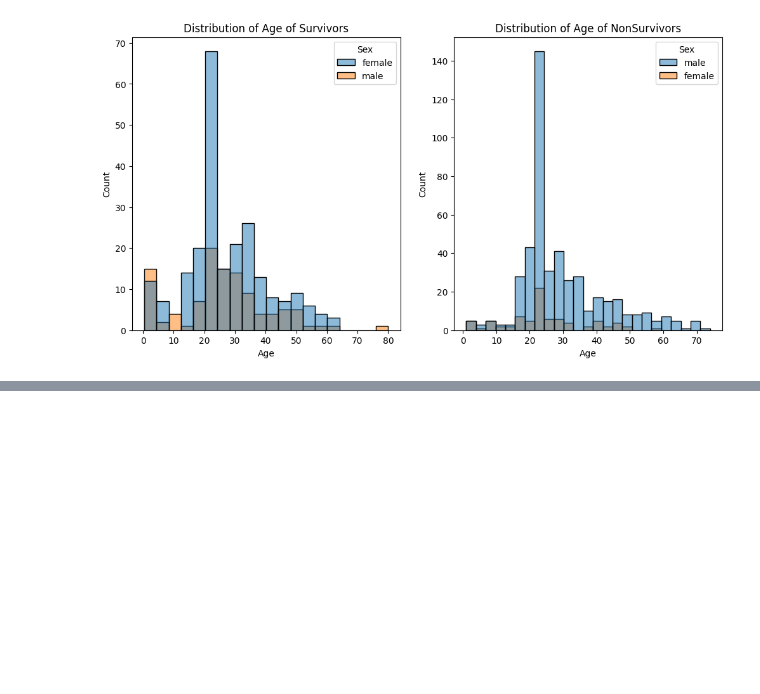
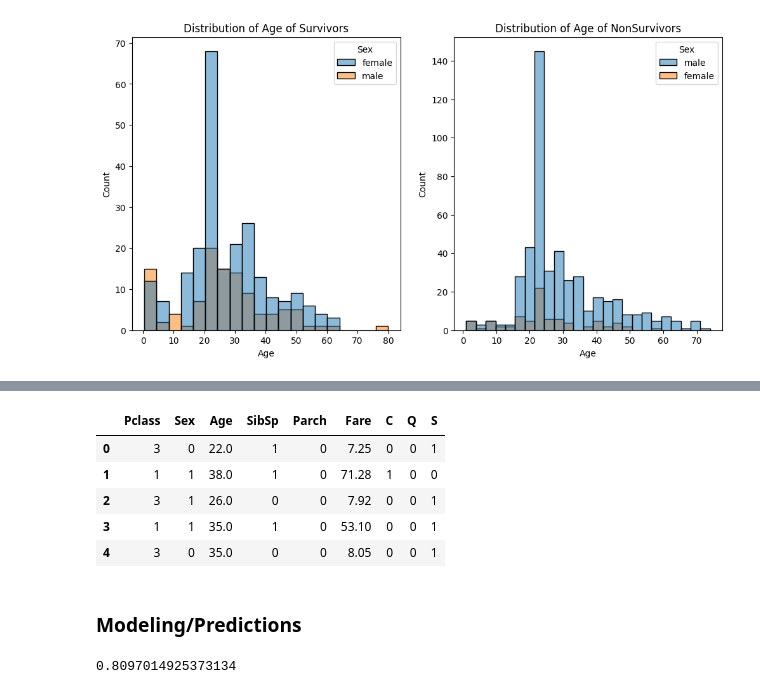
Before and after one commit to cafesmire/notebooks, a Jupyter notebook: titanic_eda/titanic_eda.ipynb, the cells around one changed output, grey strips where cells are left out. Drawn from its saved outputs; the diff is of its cells as text; code cells hidden in the pictures; blank space fills up the shorter version.

Commit message:
Logistic Regression modeling and predicting

```diff
--- a/titanic_eda/titanic_eda.ipynb
+++ b/titanic_eda/titanic_eda.ipynb
@@ -176,0 +172,3 @@ features.head()
+# %%
+features['Sex'] = features['Sex'].map({'male':0, 'female':1})
+features.head()
@@ -176,0 +182,14 @@ features.head()
+# %%
+embarked_dummies = pd.get_dummies(features['Embarked'], dtype=int)
+features = features.join(embarked_dummies)
+features.drop(['Embarked', 'PassengerId'], axis=1, inplace=True)
+features.head()
+# %% [output]
+|  | Pclass | Sex | Age | SibSp | Parch | Fare | C | Q | S |
+| 0 | 3 | 0 | 22.0 | 1 | 0 | 7.25 | 0 | 0 | 1 |
+| 1 | 1 | 1 | 38.0 | 1 | 0 | 71.28 | 1 | 0 | 0 |
+| 2 | 3 | 1 | 26.0 | 0 | 0 | 7.92 | 0 | 0 | 1 |
+| 3 | 1 | 1 | 35.0 | 1 | 0 | 53.10 | 0 | 0 | 1 |
+| 4 | 3 | 0 | 35.0 | 0 | 0 | 8.05 | 0 | 0 | 1 |
+# %% [markdown]
+### Modeling/Predictions
@@ -176,0 +206,5 @@ features.head()
+# %%
+accuracy = accuracy_score(Y_test, preds)
+accuracy
+# %% [output]
+0.8097014925373134
```
Also changed, not shown: parts of 6 cells of this notebook.
